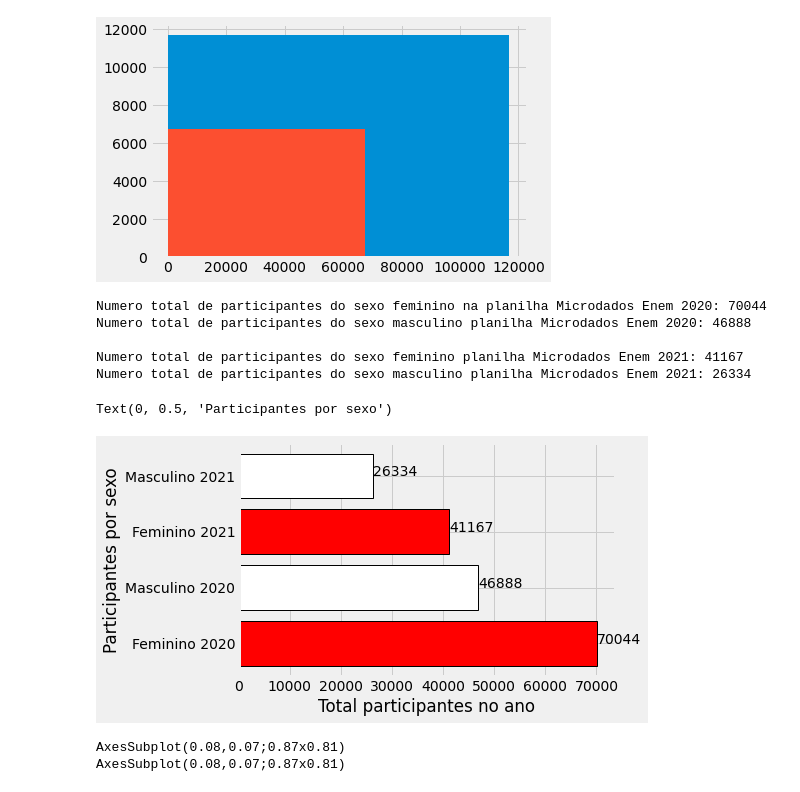
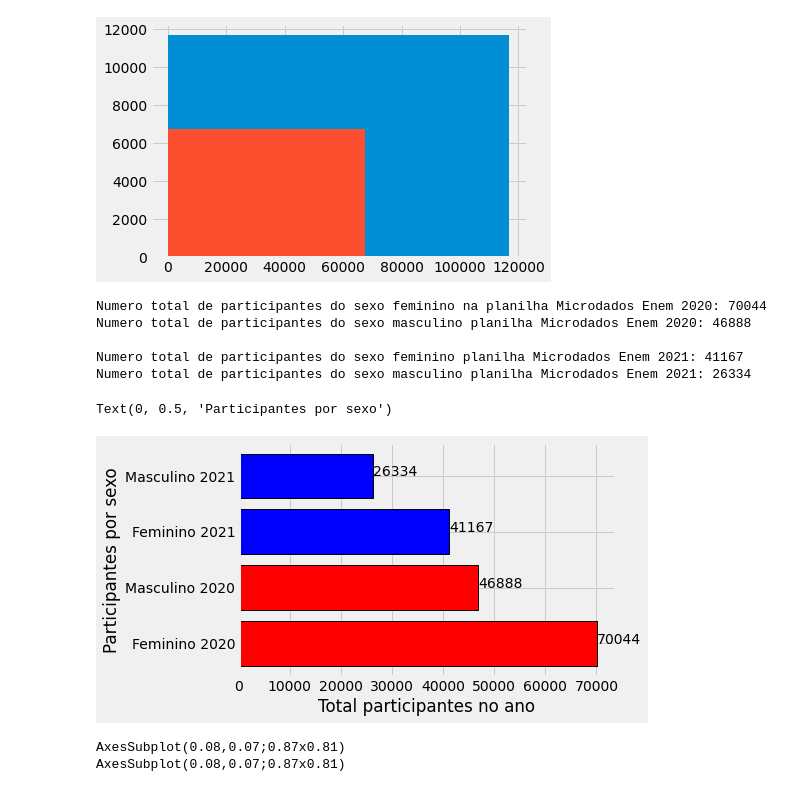
Before and after one commit to kingofrats04/Projeto_IA_DadosEnem, a Jupyter notebook: testeGraficosPy.ipynb, the cells around one changed output. Drawn from its saved outputs; the diff is of its cells as text; code cells hidden in the pictures.

```diff
--- a/testeGraficosPy.ipynb
+++ b/testeGraficosPy.ipynb
@@ -62,35 +62,35 @@ print('Numero total de participantes do sexo feminino na planilha Microdados Ene
 print('Numero total de participantes do sexo masculino planilha Microdados Enem 2020: 46888\n')
 print('Numero total de participantes do sexo feminino planilha Microdados Enem 2021: 41167')
 print('Numero total de participantes do sexo masculino planilha Microdados Enem 2021: 26334\n')
 
 numF2020 = 70044
 numM2020 = 46888
 
 numF2021 = 41167
 numM2021 = 26334
 
 
 # Printando grafico de barras horizontal
 x = ['Feminino 2020', 'Masculino 2020', 'Feminino 2021', 'Masculino 2021']
 y = [70044, 46888, 41167, 26334]
 
 totalGeral = numF2020, numM2020, numF2021, numM2021
 plt.style.use('fivethirtyeight')
 
 for index, value in enumerate(y):
   plt.text(value, index,str(value))
 
-plt.barh(x, totalGeral, align='center', color=['red', 'white'], edgecolor='black', linewidth="1")
+plt.barh(x, totalGeral, align='center', color=['red', 'red', 'blue', 'blue'], edgecolor='black', linewidth="1")
 plt.xlabel("Total participantes no ano")
 plt.ylabel("Participantes por sexo")
 # %% [output]
 Numero total de participantes do sexo feminino na planilha Microdados Enem 2020: 70044
 Numero total de participantes do sexo masculino planilha Microdados Enem 2020: 46888
 
 Numero total de participantes do sexo feminino planilha Microdados Enem 2021: 41167
 Numero total de participantes do sexo masculino planilha Microdados Enem 2021: 26334
 Text(0, 0.5, 'Participantes por sexo')
-[figure, old version]
+[figure, new version]
 # %%
 # Histograma projetando a quatidade de participantes por sexo nos dos dois anos
 print(planilha2020.TP_SEXO.hist())
```
Also changed, not shown: parts of 4 cells of this notebook.
